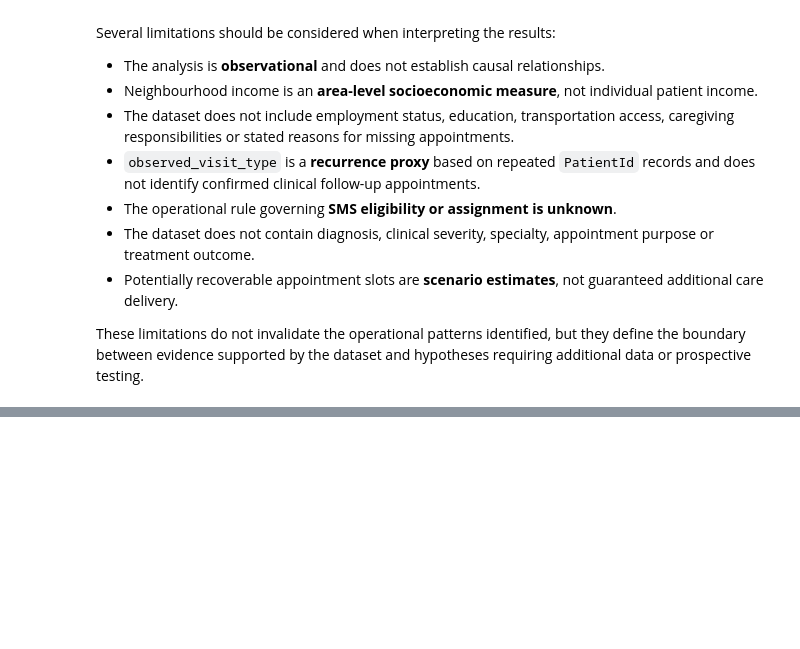
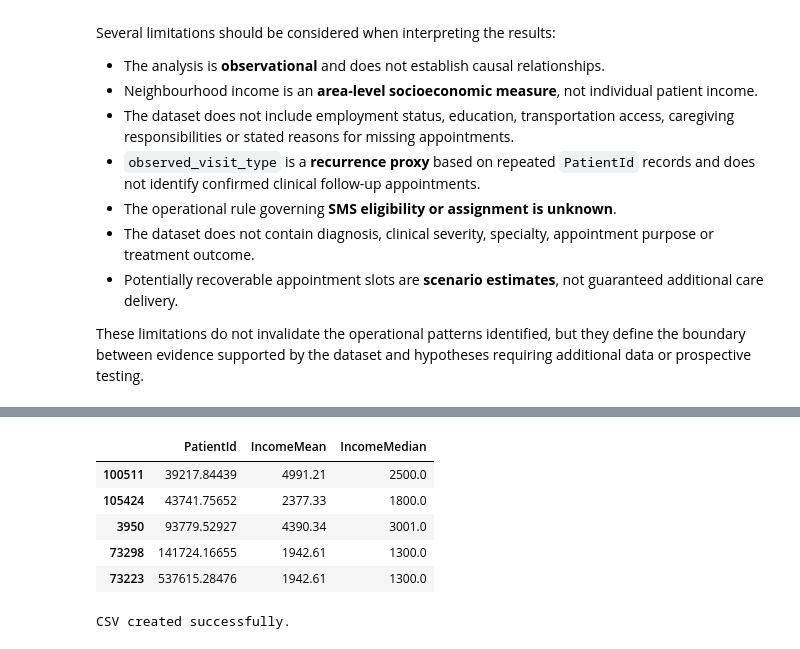
Before and after one commit to leaop/Projects, a Jupyter notebook: Healthcare — No-Shows/healthcare_no_show_analysis_final.ipynb, the cells around one changed output, grey strips where cells are left out. Cells and saved outputs as stored; diff of their text form; code cells hidden in the pictures; blank space fills up the shorter version.

```diff
--- a/Healthcare — No-Shows/healthcare_no_show_analysis_final.ipynb
+++ b/Healthcare — No-Shows/healthcare_no_show_analysis_final.ipynb
@@ -2065,0 +2100,14 @@ These limitations do not invalidate the operational patterns identified, but the
+# %%
+staging_export = staging_export.rename(columns={
+    'Hipertension': 'Hypertension',
+    'Handcap': 'Handicap',
+    'no_show_flag': 'NoShowFlag',
+    'waiting_days': 'WaitingDays',
+    'waiting_group': 'WaitingGroup',
+    'observed_visit_type': 'ObservedVisitType',
+    'income_mean': 'IncomeMean',
+    'income_median': 'IncomeMedian',
+    'responsible_persons': 'ResponsiblePersons',
+    'residents': 'Residents',
+    'income_group': 'IncomeGroup'
+})
@@ -2065,0 +2159,38 @@ These limitations do not invalidate the operational patterns identified, but the
+# %%
+staging_export['PatientId'] = (
+    staging_export['PatientId']
+    .astype(str)
+)
+# %%
+for col in ['IncomeMean', 'IncomeMedian']:
+    staging_export[col] = (
+        staging_export[col]
+        .astype(str)
+        .str.replace(',', '.', regex=False)
+    )
+
+    staging_export[col] = pd.to_numeric(
+        staging_export[col],
+        errors='coerce'
+    )
+# %%
+staging_export[
+    ['PatientId', 'IncomeMean', 'IncomeMedian']
+].head()
+# %% [output]
+|  | PatientId | IncomeMean | IncomeMedian |
+| 100511 | 39217.84439 | 4991.21 | 2500.0 |
+| 105424 | 43741.75652 | 2377.33 | 1800.0 |
+| 3950 | 93779.52927 | 4390.34 | 3001.0 |
+| 73298 | 141724.16655 | 1942.61 | 1300.0 |
+| 73223 | 537615.28476 | 1942.61 | 1300.0 |
+# %%
+staging_export.to_csv(
+    'stg_appointments.csv',
+    index=False,
+    encoding='utf-8-sig'
+)
+
+print('CSV created successfully.')
+# %% [output]
+CSV created successfully.
```
Also changed, not shown: parts of 4 cells of this notebook, 15 other files.
